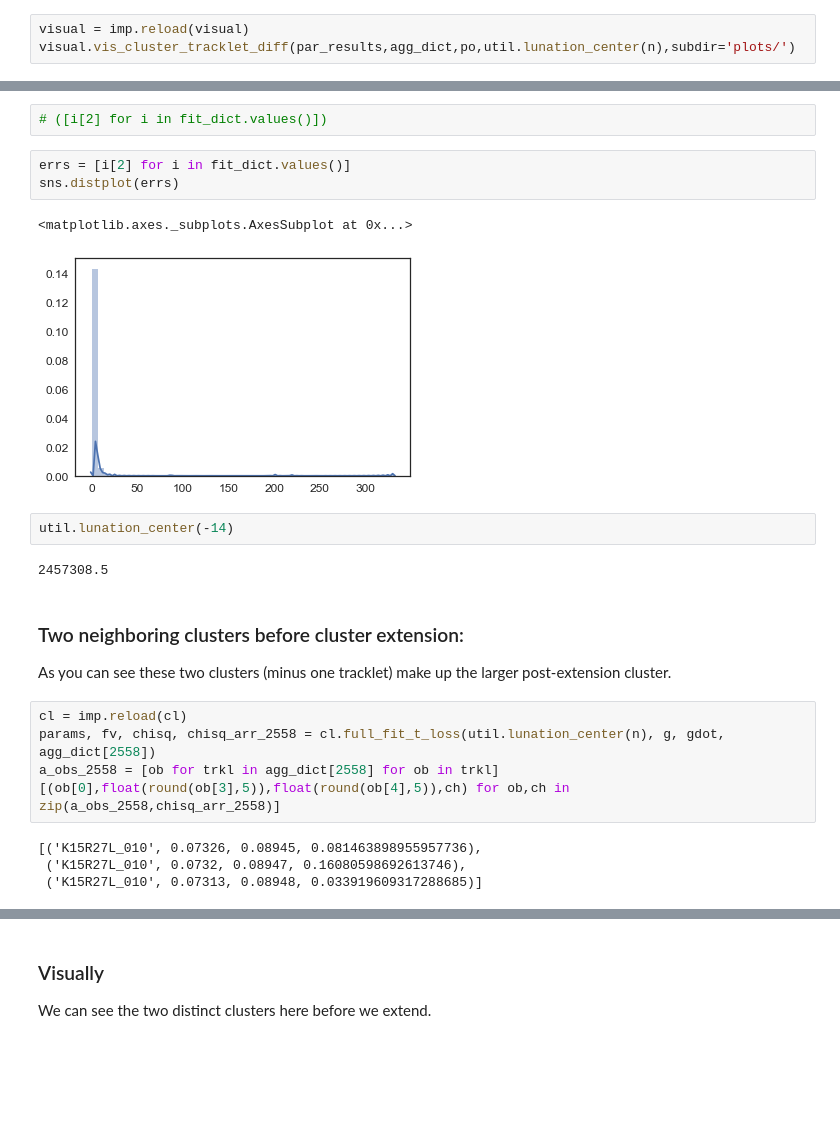
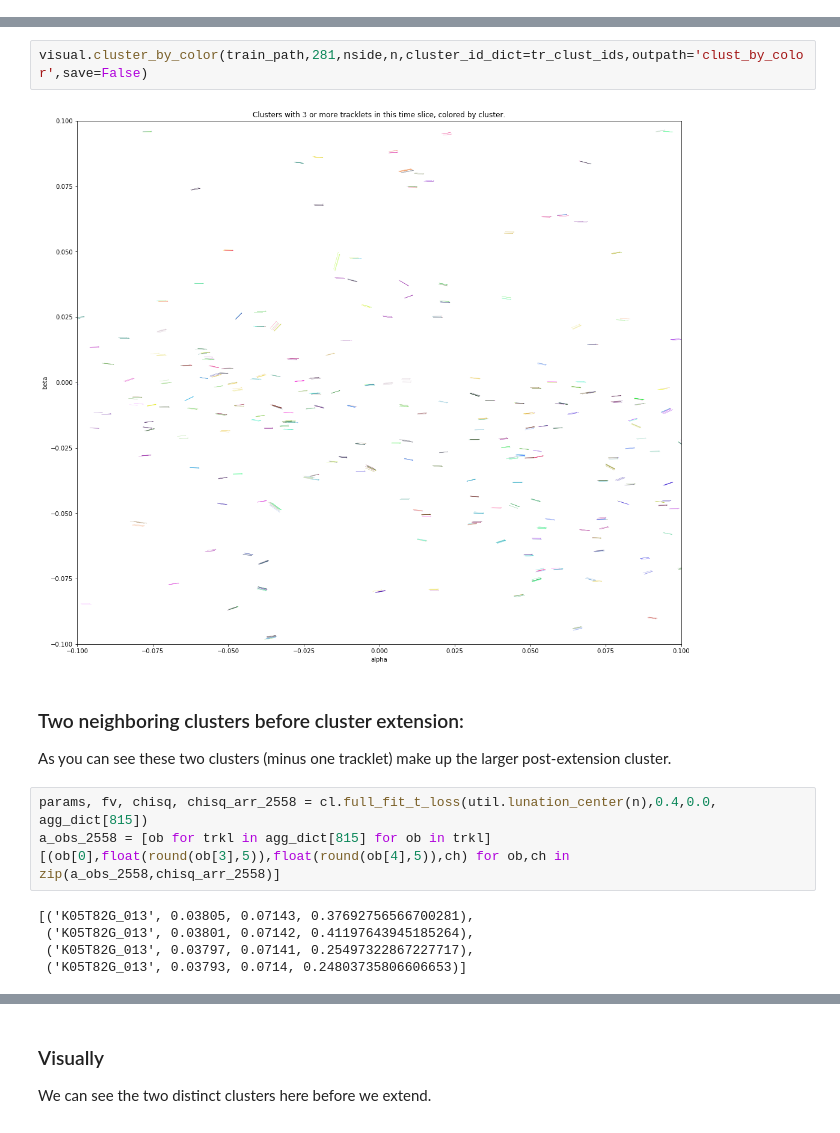
Before and after one commit to pblankley/itf_linking, a Jupyter notebook: linkitf/orbit_fitting.ipynb, the cells around one changed output, grey strips where cells are left out. Saved outputs shown, nothing was run; the diff lists cells and outputs as text; blank space fills up the shorter version.

```diff
--- a/linkitf/orbit_fitting.ipynb
+++ b/linkitf/orbit_fitting.ipynb
@@ -245,3 +72,0 @@ visual.vis_cluster_tracklet_arrows(par_results,agg_dict,po,util.lunation_center(
-# %%
-visual = imp.reload(visual)
-visual.vis_cluster_tracklet_diff(par_results,agg_dict,po,util.lunation_center(n),subdir='plots/')
@@ -316,26 +73,18 @@ fit_dict[1052]
-# %%
-# ([i[2] for i in fit_dict.values()])
-# %%
-errs = [i[2] for i in fit_dict.values()]
-sns.distplot(errs)
-# %% [output]
-<matplotlib.axes._subplots.AxesSubplot at 0x...>
-[figure, removed]
-# %%
-util.lunation_center(-14)
-# %% [output]
-2457308.5
+# %%
+visual.cluster_by_color(train_path,281,nside,n,cluster_id_dict=tr_clust_ids,outpath='clust_by_color',save=False)
+# %% [output]
+[figure, added]
 # %% [markdown]
 ### Two neighboring clusters before cluster extension:
 
 As you can see these two clusters (minus one tracklet) make up the larger post-extension cluster.
 # %%
-cl = imp.reload(cl)
-params, fv, chisq, chisq_arr_2558 = cl.full_fit_t_loss(util.lunation_center(n), g, gdot, agg_dict[2558])
-a_obs_2558 = [ob for trkl in agg_dict[2558] for ob in trkl]
+params, fv, chisq, chisq_arr_2558 = cl.full_fit_t_loss(util.lunation_center(n),0.4,0.0, agg_dict[815])
+a_obs_2558 = [ob for trkl in agg_dict[815] for ob in trkl]
 [(ob[0],float(round(ob[3],5)),float(round(ob[4],5)),ch) for ob,ch in zip(a_obs_2558,chisq_arr_2558)]
 # %% [output]
-[('K15R27L_010', 0.07326, 0.08945, 0.081463898955957736),
- ('K15R27L_010', 0.0732, 0.08947, 0.16080598692613746),
- ('K15R27L_010', 0.07313, 0.08948, 0.033919609317288685)]
+[('K05T82G_013', 0.03805, 0.07143, 0.37692756566700281),
+ ('K05T82G_013', 0.03801, 0.07142, 0.41197643945185264),
+ ('K05T82G_013', 0.03797, 0.07141, 0.25497322867227717),
+ ('K05T82G_013', 0.03793, 0.0714, 0.24803735806606653)]
 # %%
```
Also changed, not shown: parts of 119 cells of this notebook, 16 other files.
